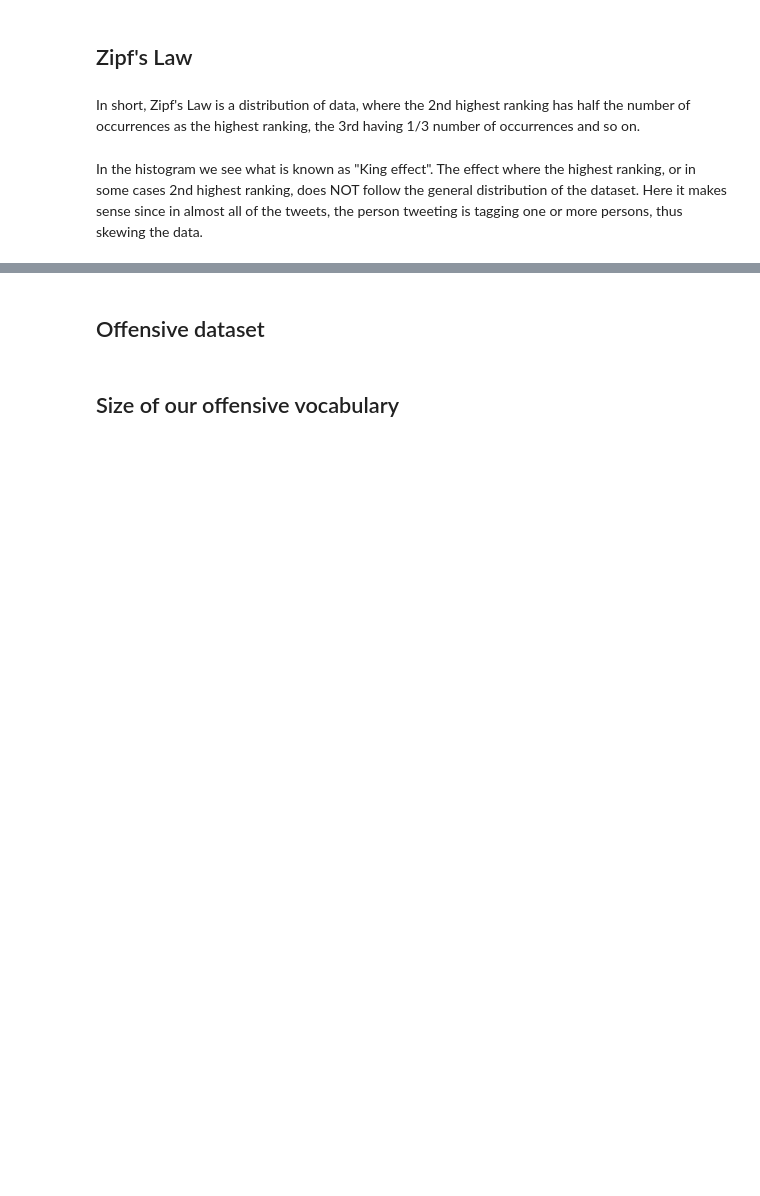
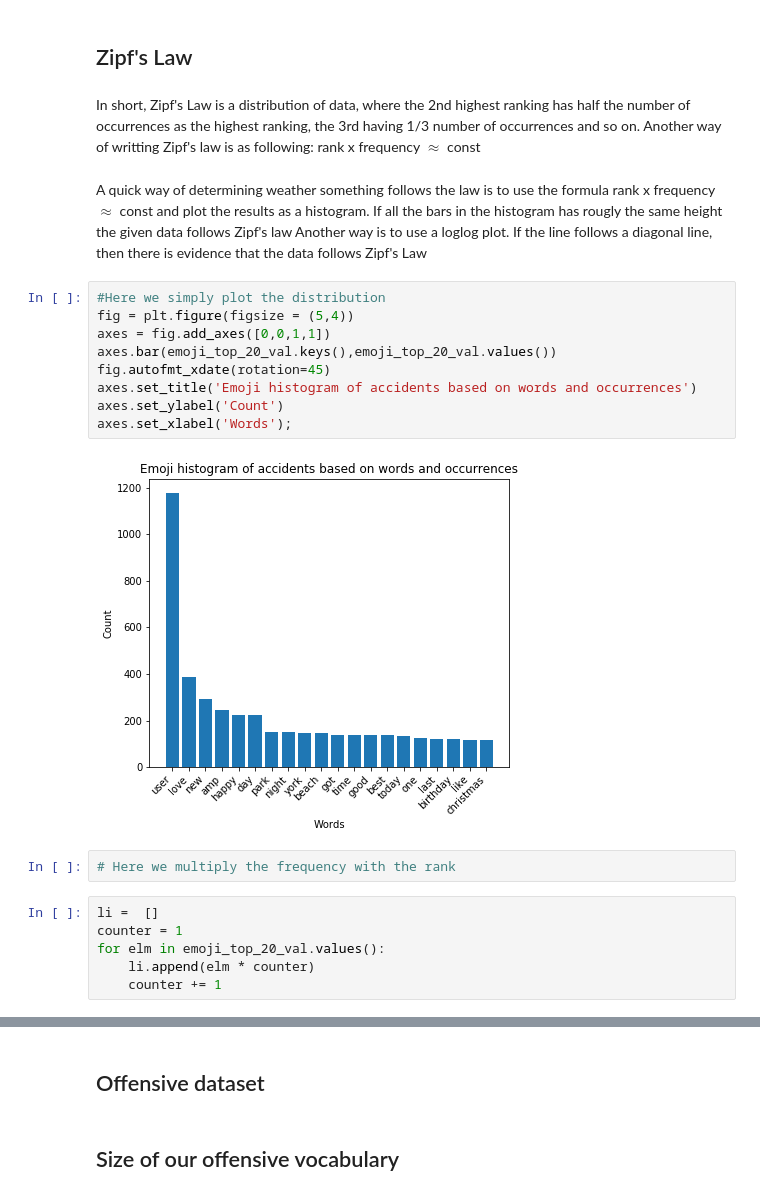
Before and after one commit to yasminsarkhosh/fyp2021p04g04, a Jupyter notebook: Final.ipynb, the cells around one changed output, grey strips where cells are left out. Saved outputs shown, nothing was run; the diff lists cells and outputs as text; blank space fills up the shorter version.

```diff
--- a/Final.ipynb
+++ b/Final.ipynb
@@ -361,9 +497,30 @@ print('Top 20 least common words in emoji_freq_words_test \n',emoji_least_words_
 ## Zipf's Law
 # %% [markdown]
 In short, Zipf's Law is a distribution of data, where the 2nd highest ranking has half the number of occurrences as the highest ranking, the 3rd having 1/3 number of occurrences and so on.
+Another way of writting Zipf's law is as following:
+rank x frequency $\approx$ const
-# %% [markdown]
-In the histogram we see what is known as "King effect". The effect where the highest ranking, or in some cases 2nd highest ranking, does NOT follow the general distribution of the dataset.
-Here it makes sense since in almost all of the tweets, the person tweeting is tagging one or more persons, thus skewing the data.
+# %% [markdown]
+A quick way of determining weather something follows the law is to use the formula rank x frequency $\approx$ const and plot the results as a histogram. If all the bars in the histogram has rougly the same height the given data follows Zipf's law
+Another way is to use a loglog plot. If the line follows a diagonal line, then there is evidence that the data follows Zipf's Law
+# %%
+#Here we simply plot the distribution
+fig = plt.figure(figsize = (5,4))
+axes = fig.add_axes([0,0,1,1])
+axes.bar(emoji_top_20_val.keys(),emoji_top_20_val.values())
+fig.autofmt_xdate(rotation=45)
+axes.set_title('Emoji histogram of accidents based on words and occurrences')
+axes.set_ylabel('Count')
+axes.set_xlabel('Words');
+# %% [output]
+[figure, added]
+# %%
+# Here we multiply the frequency with the rank
+# %%
+li =  []
+counter = 1
+for elm in emoji_top_20_val.values():
+    li.append(elm * counter)
+    counter += 1
 # %%
 fig = plt.figure(figsize = (5,4))
 axes = fig.add_axes([0,0,1,1])
```
Also changed, not shown: parts of 31 cells of this notebook.
